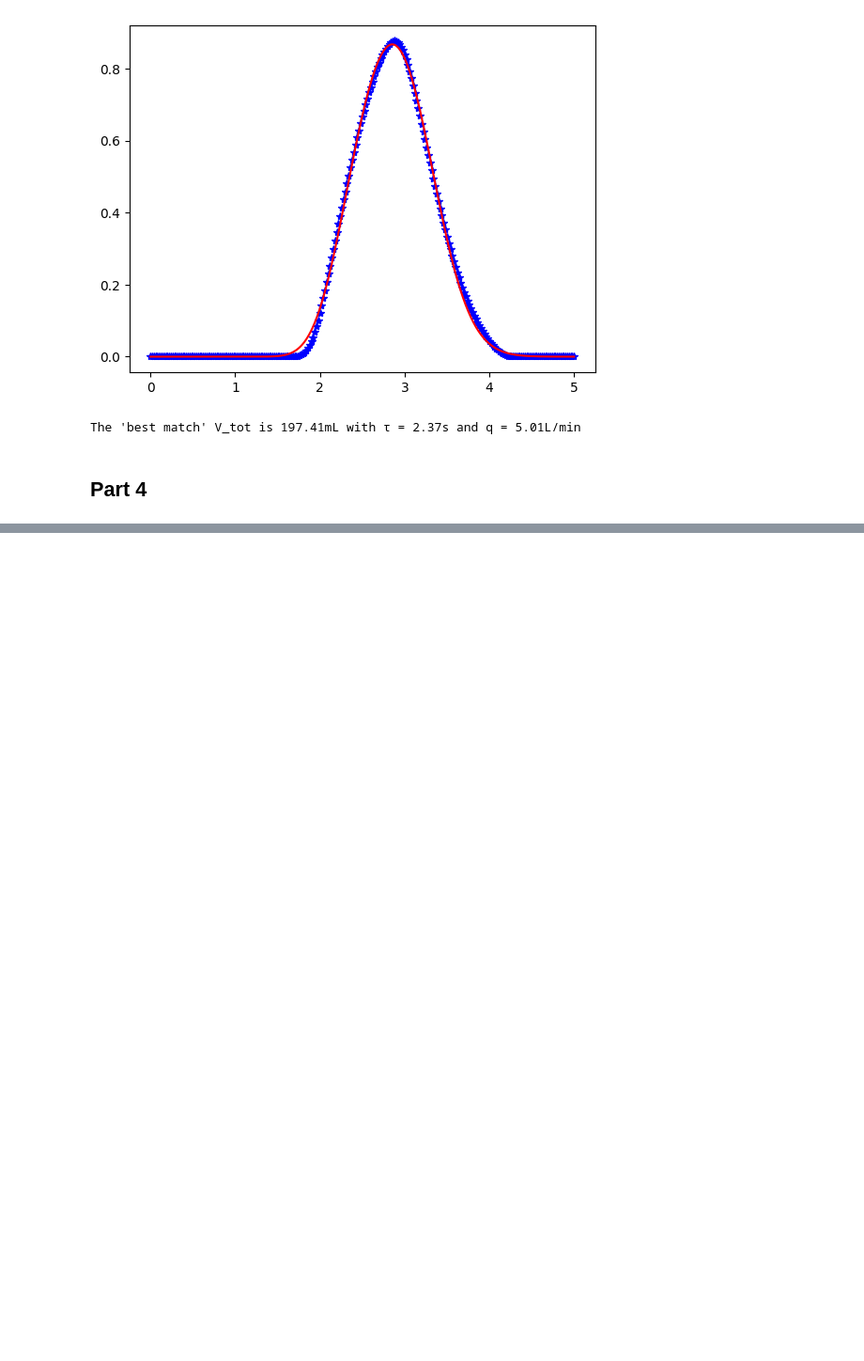
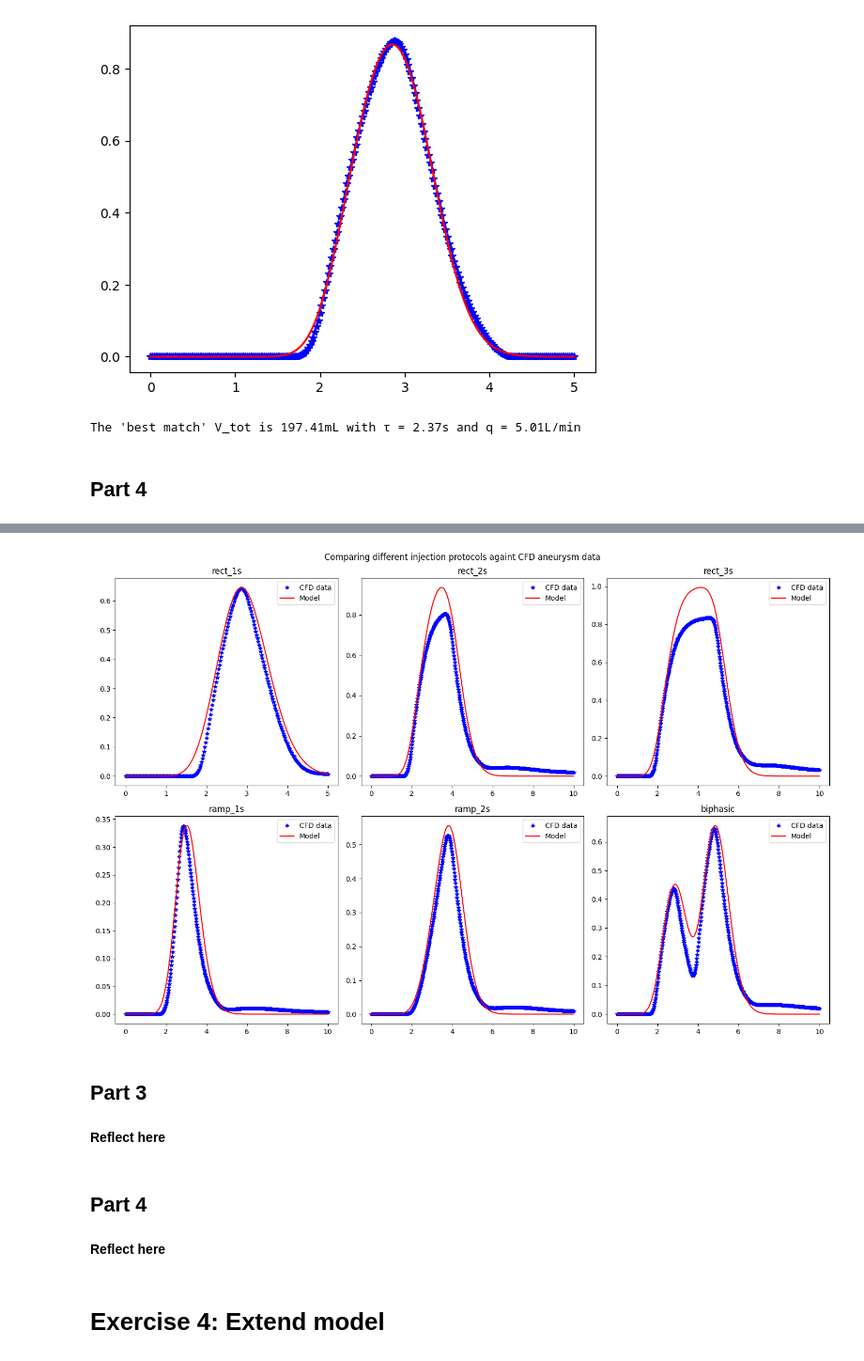
Before and after one commit to simengaasland/MOD510-Projects, a Jupyter notebook: Project 3/Project3_Report.ipynb, the cells around one changed output, grey strips where cells are left out. Shown at 94% size. Saved outputs shown, nothing was run; the diff lists cells and outputs as text; code cells hidden in the pictures; blank space fills up the shorter version.

```diff
--- a/Project 3/Project3_Report.ipynb
+++ b/Project 3/Project3_Report.ipynb
@@ -509,0 +634,57 @@ plt.show()
+# %%
+cdf_label = 'CFD data'
+model_label = 'Model'
+
+plt.figure(figsize=(15, 10))
+
+plt.subplot(2, 3, 1)
+plt.plot(t_data, c_data, '*', color = 'blue', label = cdf_label)
+plt.plot(t_model, c_model[:, -1],'-', color = 'red', label = model_label )
+plt.title('rect_1s')
+plt.legend()
+
+plt.subplot(2, 3, 2)
+plt.plot(t_data_re2, c_data_re2, '*', color = 'blue', label = cdf_label)
+plt.plot(t_model_re2, c_model_re2[:, -1],'-', color = 'red', label = model_label )
+plt.title('rect_2s')
+plt.legend()
+
+plt.subplot(2, 3, 3)
+plt.plot(t_data_re3, c_data_re3, '*', color = 'blue', label = cdf_label)
+plt.plot(t_model_re3, c_model_re3[:, -1],'-', color = 'red', label = model_label )
+plt.title('rect_3s')
+plt.legend()
+
+plt.subplot(2, 3, 4)
+plt.plot(t_data_ra1, c_data_ra1, '*', color = 'blue', label = cdf_label)
+plt.plot(t_model_ra1, c_model_ra1[:, -1],'-', color = 'red', label = model_label )
+plt.title('ramp_1s')
+plt.legend()
+
+plt.subplot(2, 3, 5)
+plt.plot(t_data_ra2, c_data_ra2, '*', color = 'blue', label = cdf_label)
+plt.plot(t_model_ra2, c_model_ra2[:, -1],'-', color = 'red', label = model_label )
+plt.title('ramp_2s')
+plt.legend()
+
+plt.subplot(2, 3, 6)
+plt.plot(t_data_bi, c_data_bi, '*', color = 'blue', label = cdf_label)
+plt.plot(t_model_bi, c_model_bi[:, -1],'-', color = 'red', label = model_label)
+plt.title('biphasic')
+plt.legend()
+
+plt.suptitle('Comparing different injection protocols againt CFD aneurysm data')
+plt.tight_layout()
+plt.show()
+# %% [output]
+[figure, added]
+# %% [markdown]
+## Part 3
+# %% [markdown]
+**Reflect here**
+# %% [markdown]
+## Part 4
+# %% [markdown]
+**Reflect here**
+# %% [markdown]
+# Exercise 4: Extend model
```
Also changed, not shown: parts of 15 cells of this notebook.
